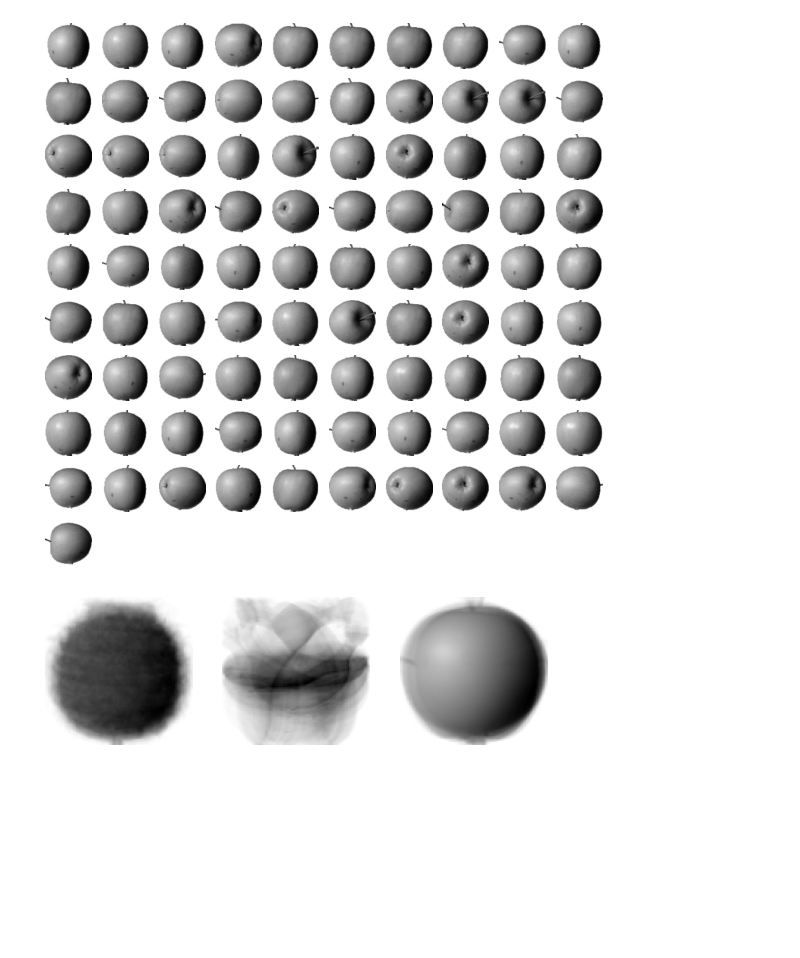
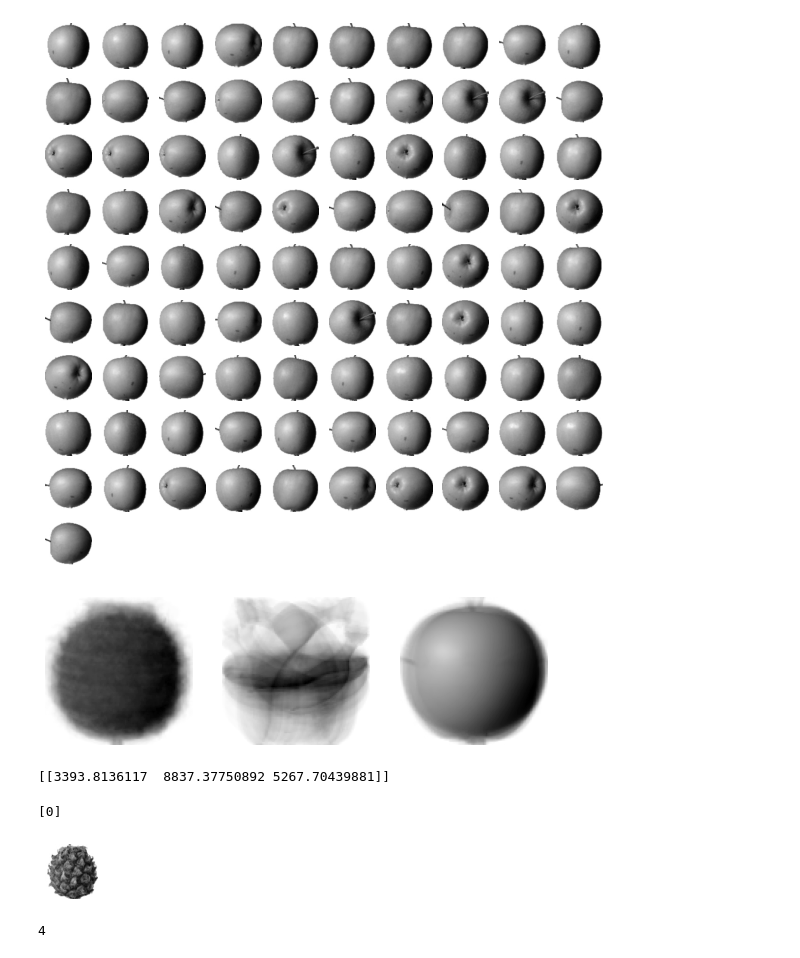
Before and after one commit to dohyun93/hongong_mldl, a Jupyter notebook: 6_2_k_평균.ipynb, the cells around one changed output. Drawn from its saved outputs; the diff is of its cells as text; code cells hidden in the pictures; blank space fills up the shorter version.

```diff
--- a/6_2_k_평균.ipynb
+++ b/6_2_k_평균.ipynb
@@ -114,3 +114,35 @@ draw_fruits(fruits[km.labels_==2])
 draw_fruits(km.cluster_centers_.reshape(-1, 100, 100), ratio=3)
 # %% [output]
 [figure]
+# %%
+# KMeans 클래스는 훈련 데이터 샘플에서 클러스터 중심까지 거리로 변환해주는 transform() 메서드를 갖고있다.
+
+# 인덱스가 100인 샘플에 transform() 메서드를 적용해보자.
+# fit()과 마찬가지로 2차원 배열을 기대한다.
+# fruits_2d[100] 처럼 쓰면 (10000,) 크기의 배열이 되므로 에러가 발생한다.
+# 슬라이싱 연산자를 이용해서 (1, 10000) 크기의 배열을 전달해보자.
+
+print(km.transform(fruits_2d[100:101]))
+# %% [output]
+[[3393.8136117  8837.37750892 5267.70439881]]
+# %%
+# 하나의 샘플을 전달했기 때문에, 반환된 배열은 크기가 (1, 클러스터 개수) 인 2차원 배열이다.
+# 첫 번째 클러스터 중심까지 거리가 가장 짧으므로 이 샘플의 예측 클래스가 [0] 일 것이다.
+# predict 로 확인해보자.
+
+print(km.predict(fruits_2d[100:101]))
+# %% [output]
+[0]
+# %%
+# transform() 로 학습한 KMeans 모델에 주어진 샘플이 각 클러스터 중심에 속하는 거리를 알 수 있으며,
+# 그 라벨에 대한 이미지를 출력해보자.
+draw_fruits(fruits[100:101])
+# %% [output]
+[figure, added]
+# %%
+# KMeans 알고리즘은 반복적으로 클러스터 중심을 옮기면서 최적의 클러스터를 찾는다.
+# 알고리즘이 반복한 횟수는 KMeans 클래스의 n_iter_ 속성에 저장된다.
+
+print(km.n_iter_)
+# %% [output]
+4
```
Also changed, not shown: parts of 3 cells of this notebook.
